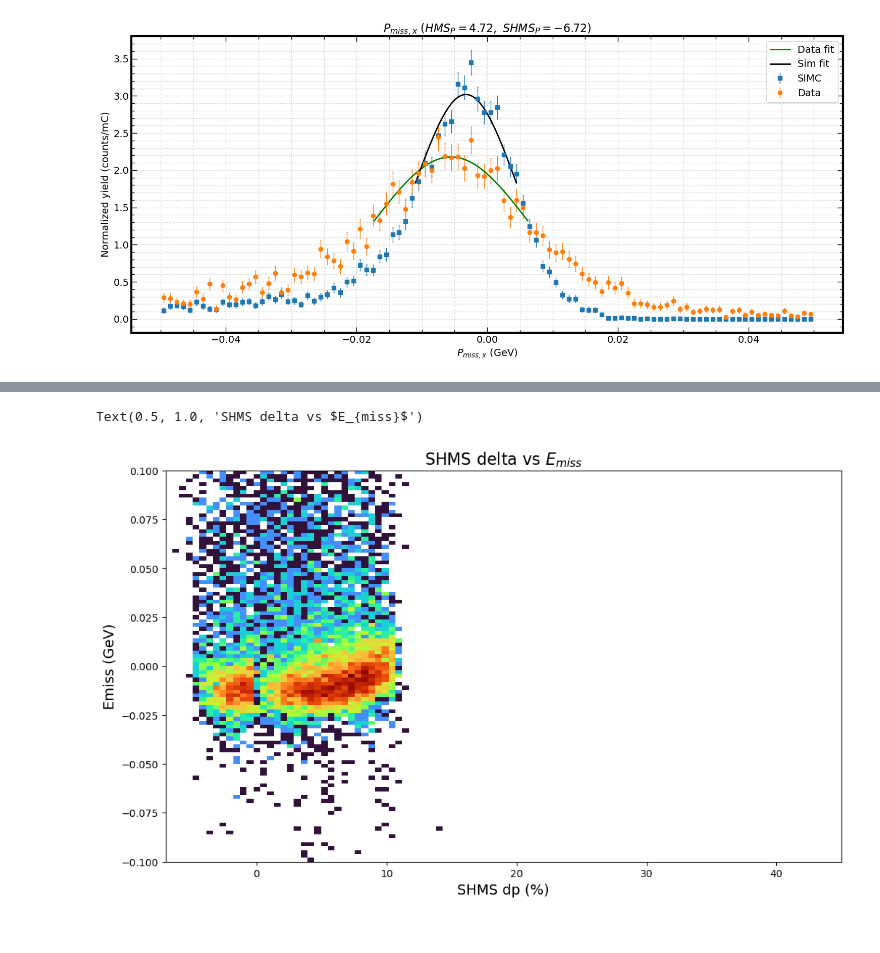
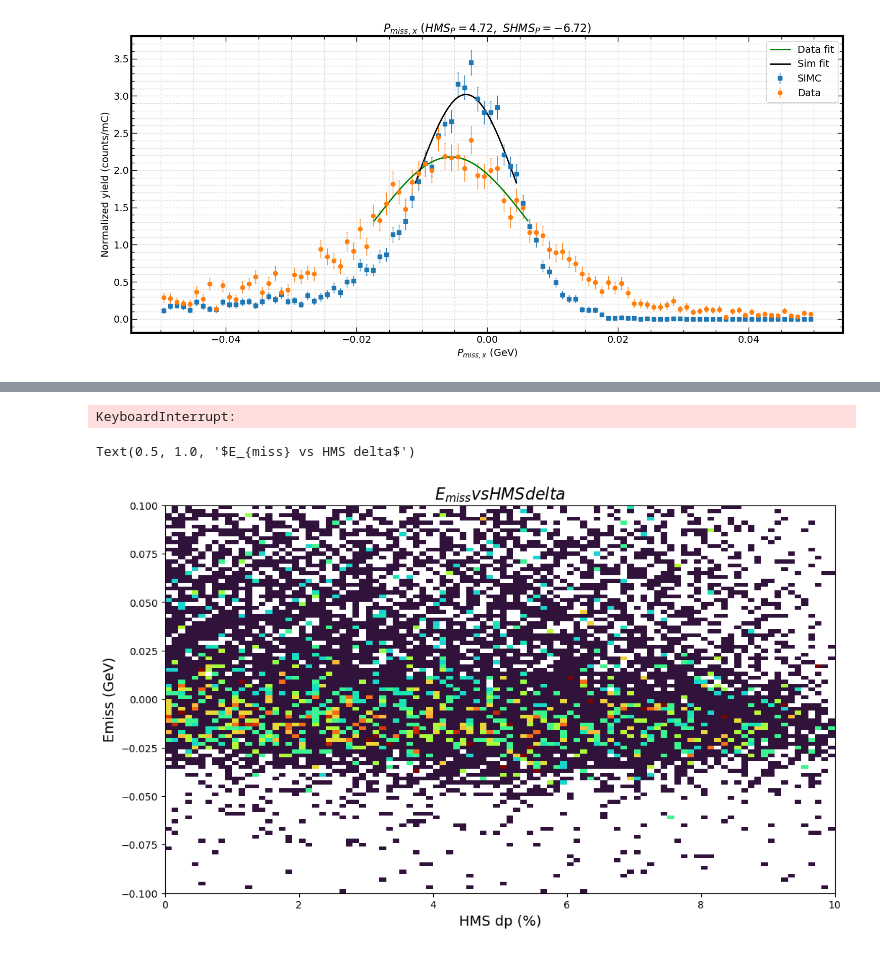
Before and after one commit to jgilguti/r-sidis, a Jupyter notebook: kinematic_offsets/heep_check.ipynb, the cells around one changed output, grey strips where cells are left out. Cells and saved outputs as stored; diff of their text form; code cells hidden in the pictures.

```diff
--- a/kinematic_offsets/heep_check.ipynb
+++ b/kinematic_offsets/heep_check.ipynb
@@ -411,15 +411,60 @@ emiss_8, delta_8 = load_vars("ROOTfiles/coin_replay_production_25483_-1.root")
 fig, ax = plt.subplots(figsize=(12, 7))
 ax.hist2d(delta_1, emiss_1, bins=bins, range=ranges, norm=colors.LogNorm(), cmap='turbo');
 ax.hist2d(delta_2, emiss_2, bins=bins, range=ranges, norm=colors.LogNorm(), cmap='turbo');
-# ax.hist2d(delta_3, emiss_3, bins=bins, range=ranges, norm=colors.LogNorm(), cmap='turbo');
-# ax.hist2d(delta_4, emiss_4, bins=bins, range=ranges, norm=colors.LogNorm(), cmap='turbo');
-# ax.hist2d(delta_5, emiss_5, bins=bins, range=ranges, norm=colors.LogNorm(), cmap='turbo');
-# ax.hist2d(delta_6, emiss_6, bins=bins, range=ranges, norm=colors.LogNorm(), cmap='turbo');
-# ax.hist2d(delta_7, emiss_7, bins=bins, range=ranges, norm=colors.LogNorm(), cmap='turbo');
-# ax.hist2d(delta_8, emiss_8, bins=bins, range=ranges, norm=colors.LogNorm(), cmap='turbo');
+ax.hist2d(delta_3, emiss_3, bins=bins, range=ranges, norm=colors.LogNorm(), cmap='turbo');
+ax.hist2d(delta_4, emiss_4, bins=bins, range=ranges, norm=colors.LogNorm(), cmap='turbo');
+ax.hist2d(delta_5, emiss_5, bins=bins, range=ranges, norm=colors.LogNorm(), cmap='turbo');
+ax.hist2d(delta_6, emiss_6, bins=bins, range=ranges, norm=colors.LogNorm(), cmap='turbo');
+ax.hist2d(delta_7, emiss_7, bins=bins, range=ranges, norm=colors.LogNorm(), cmap='turbo');
+ax.hist2d(delta_8, emiss_8, bins=bins, range=ranges, norm=colors.LogNorm(), cmap='turbo');
 ax.set_xlabel("SHMS dp (%)", fontsize=14)
 ax.set_ylabel("Emiss (GeV)", fontsize=14)
 ax.set_title(r"SHMS delta vs $E_{miss}$", fontsize=16)
 # %% [output]
-Text(0.5, 1.0, 'SHMS delta vs $E_{miss}$')
+KeyboardInterrupt:
-[figure, removed]
+# %%
+import uproot
+import numpy as np
+import pandas as pd
+import matplotlib.pyplot as plt
+import matplotlib.colors as colors
+
+def load_vars(filename):
+    file = uproot.open(filename)
+    tree = file["T"]
+
+    emiss = pd.DataFrame(tree["H.kin.secondary.emiss"].array(library="np"))
+    delta_hms = pd.DataFrame(tree["H.gtr.dp"].array(library="np"))
+    delta_shms = pd.DataFrame(tree["P.gtr.dp"].array(library="np"))
+
+
+
+    return emiss, delta_hms
+bins = [100, 100]
+ranges = [[0,10], [-0.1, 0.1]]
+
+emiss_1, delta_1 = load_vars("ROOTfiles/coin_replay_production_25476_-1.root")
+emiss_2, delta_2 = load_vars("ROOTfiles/coin_replay_production_25477_-1.root")
+emiss_3, delta_3 = load_vars("ROOTfiles/coin_replay_production_25478_-1.root")
+emiss_4, delta_4 = load_vars("ROOTfiles/coin_replay_production_25479_-1.root")
+emiss_5, delta_5 = load_vars("ROOTfiles/coin_replay_production_25480_-1.root")
+emiss_6, delta_6 = load_vars("ROOTfiles/coin_replay_production_25481_-1.root")
+emiss_7, delta_7 = load_vars("ROOTfiles/coin_replay_production_25482_-1.root")
+emiss_8, delta_8 = load_vars("ROOTfiles/coin_replay_production_25483_-1.root")
+
+
+fig, ax = plt.subplots(figsize=(12, 7))
+ax.hist2d(delta_1.iloc[:,0], emiss_1.iloc[:,0], bins=bins, range=ranges, norm=colors.LogNorm(), cmap='turbo');
+ax.hist2d(delta_2.iloc[:,0], emiss_2.iloc[:,0], bins=bins, range=ranges, norm=colors.LogNorm(), cmap='turbo');
+ax.hist2d(delta_3.iloc[:,0], emiss_3.iloc[:,0], bins=bins, range=ranges, norm=colors.LogNorm(), cmap='turbo');
+ax.hist2d(delta_4.iloc[:,0], emiss_4.iloc[:,0], bins=bins, range=ranges, norm=colors.LogNorm(), cmap='turbo');
+ax.hist2d(delta_5.iloc[:,0], emiss_5.iloc[:,0], bins=bins, range=ranges, norm=colors.LogNorm(), cmap='turbo');
+ax.hist2d(delta_6.iloc[:,0], emiss_6.iloc[:,0], bins=bins, range=ranges, norm=colors.LogNorm(), cmap='turbo');
+ax.hist2d(delta_7.iloc[:,0], emiss_7.iloc[:,0], bins=bins, range=ranges, norm=colors.LogNorm(), cmap='turbo');
+ax.hist2d(delta_8.iloc[:,0], emiss_8.iloc[:,0], bins=bins, range=ranges, norm=colors.LogNorm(), cmap='turbo');
+ax.set_xlabel("HMS dp (%)", fontsize=14)
+ax.set_ylabel("Emiss (GeV)", fontsize=14)
+ax.set_title(r"$E_{miss} vs HMS delta$", fontsize=16)
+# %% [output]
+Text(0.5, 1.0, '$E_{miss} vs HMS delta$')
+[figure, added]
```
Also changed, not shown: parts of 5 cells of this notebook, 15 other files.
